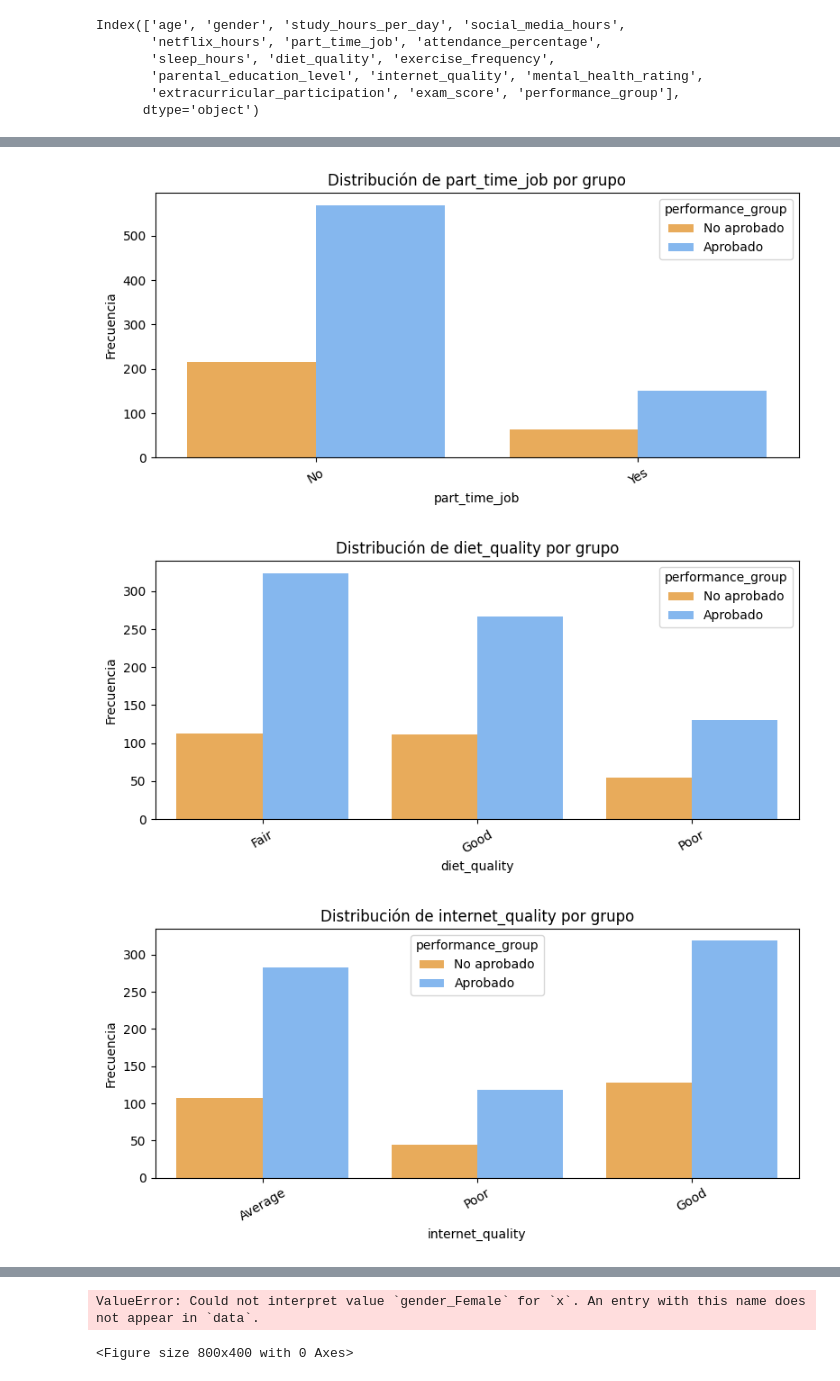
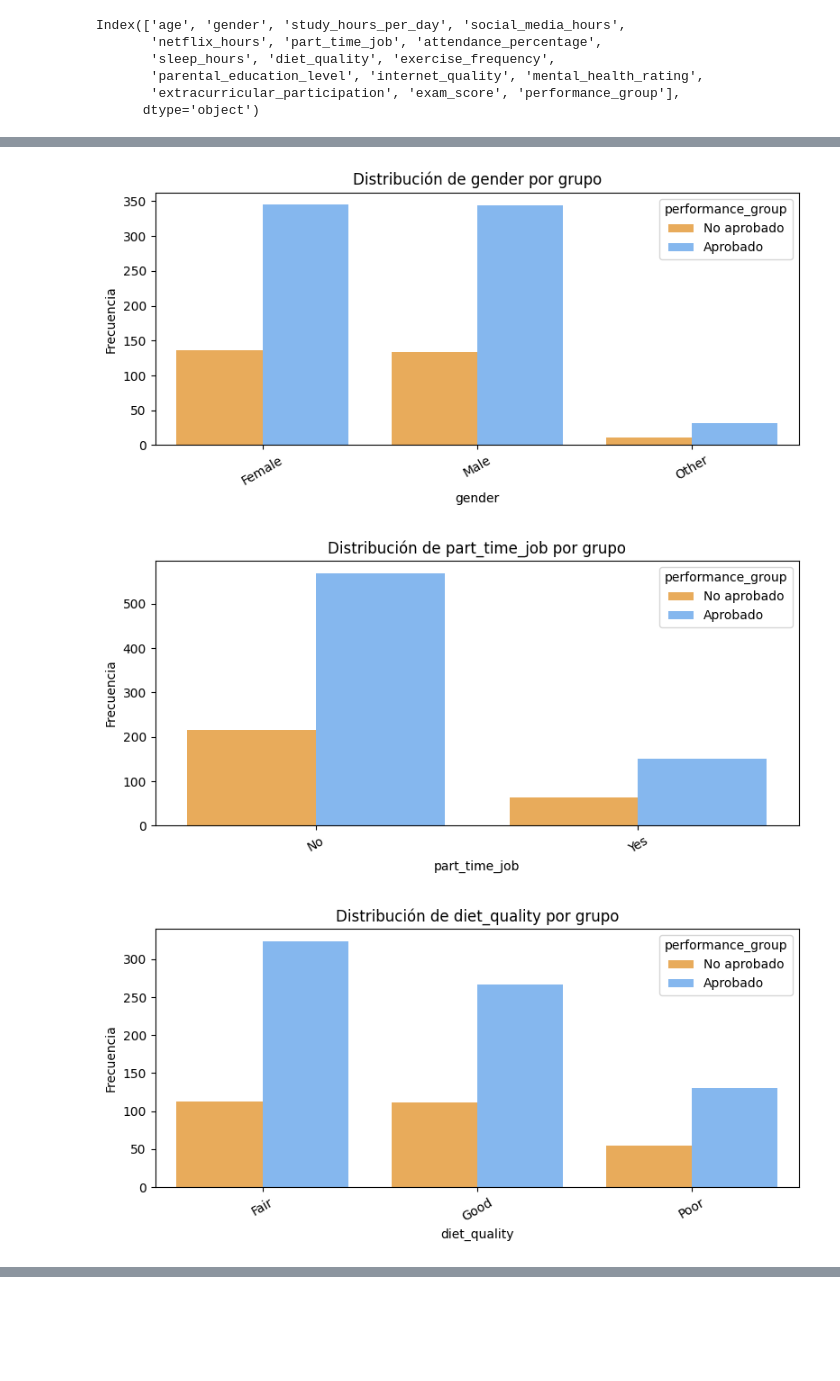
Before and after one commit to gapalfaro-cmyk/Proyecto-de-fin-de-modulo-6---Alfaro-Badillo-Cruz-Perez-Rupit, a Jupyter notebook: Modulo_VI_Equipo_15_Habits_EDA.ipynb, the cells around one changed output, grey strips where cells are left out. Saved outputs shown, nothing was run; the diff lists cells and outputs as text; code cells hidden in the pictures; blank space fills up the shorter version.

```diff
--- a/Modulo_VI_Equipo_15_Habits_EDA.ipynb
+++ b/Modulo_VI_Equipo_15_Habits_EDA.ipynb
@@ -45,10 +45,10 @@ Index(['age', 'gender', 'study_hours_per_day', 'social_media_hours',
 # VARIABLES CUANTITATIVAS
 # -------------------------------
 cols_cuantitativas = [
-    'age', 'study_hours_per_day', 'social_media_hours', 'netflix_hours',
-    'attendance_percentage', 'sleep_hours', 'exercise_frequency',
-    'mental_health_rating', 'exam_score'
-]
+    'age', 'study_hours_per_day', 'social_media_hours',
+       'netflix_hours', 'attendance_percentage',
+       'sleep_hours', 'exercise_frequency',
+       'exam_score']
 
 for col in cols_cuantitativas:
     plt.figure(figsize=(12, 5))
@@ -85,24 +84,22 @@ for col in cols_cuantitativas:
 # %%
 # -------------------------------
 # VARIABLES CUALITATIVAS
 # -------------------------------
 cols_cualitativas = [
-    'part_time_job', 'diet_quality', 'internet_quality',
-    'extracurricular_participation', 'gender_Female', 'gender_Male',
-    'gender_Other', 'p_edu_lvl_Bachelor', 'p_edu_lvl_High School',
-    'p_edu_lvl_Master'
+     'gender', 'part_time_job', 'diet_quality', 'parental_education_level',
+     'internet_quality', 'extracurricular_participation'
 ]
 
 for col in cols_cualitativas:
     plt.figure(figsize=(8, 4))
     sns.countplot(x=col, hue="performance_group", data=df_habits,
                   palette=["#ffae44", "#74b6ff"])
     plt.title(f"Distribución de {col} por grupo")
     plt.ylabel("Frecuencia")
     plt.xticks(rotation=30)
     plt.tight_layout()
     plt.show()
 # %% [output]
-[figure, old version]
+[figure, new version]
-[figure, old version]
+[figure, new version]
-[figure, old version]
+[figure, new version]
@@ -110,2 +106,0 @@ for col in cols_cualitativas:
-ValueError: Could not interpret value `gender_Female` for `x`. An entry with this name does not appear in `data`.
-<Figure size 800x400 with 0 Axes>
```
Also changed, not shown: parts of 2 cells of this notebook.
